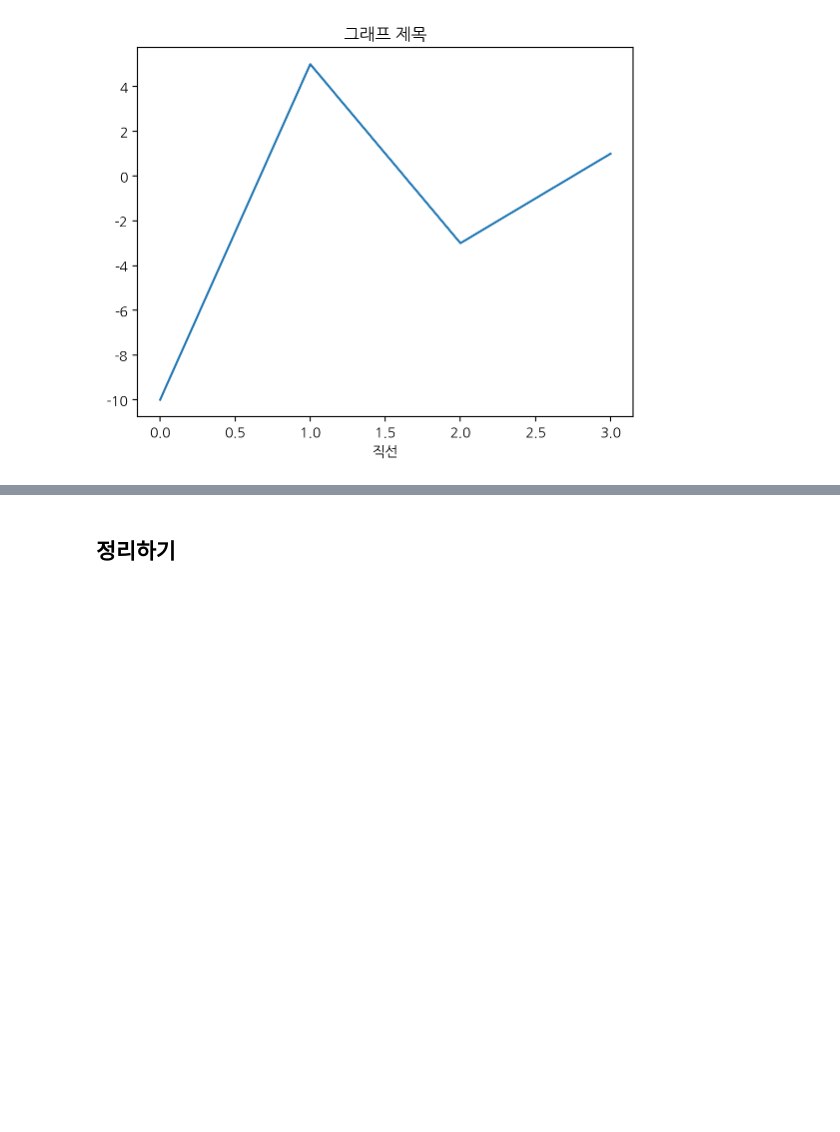
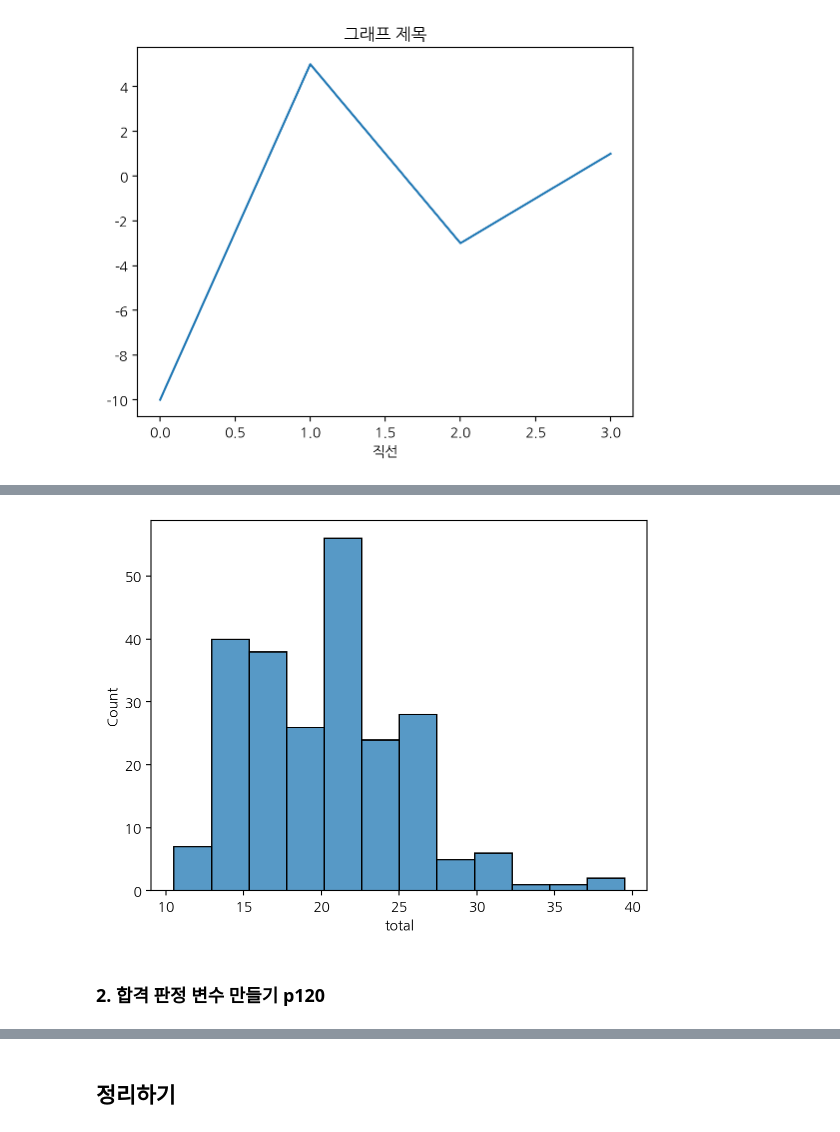
Before and after one commit to worejeongglenogang/2025-1-myclass-BDA, a Jupyter notebook: inclass/04w_B_wed_0326_dataframe_application.ipynb, the cells around one changed output, grey strips where cells are left out. Cells and saved outputs as stored; diff of their text form; code cells hidden in the pictures; blank space fills up the shorter version.

```diff
--- a/inclass/04w_B_wed_0326_dataframe_application.ipynb
+++ b/inclass/04w_B_wed_0326_dataframe_application.ipynb
@@ -645,0 +601,8 @@ dtype: float64
+# %%
+import seaborn as sns
+
+sns.histplot(mpg, x="total"); # x=mpg.total
+# %% [output]
+[figure, added]
+# %% [markdown]
+### 2. 합격 판정 변수 만들기 p120
```
Also changed, not shown: parts of 198 cells of this notebook.
